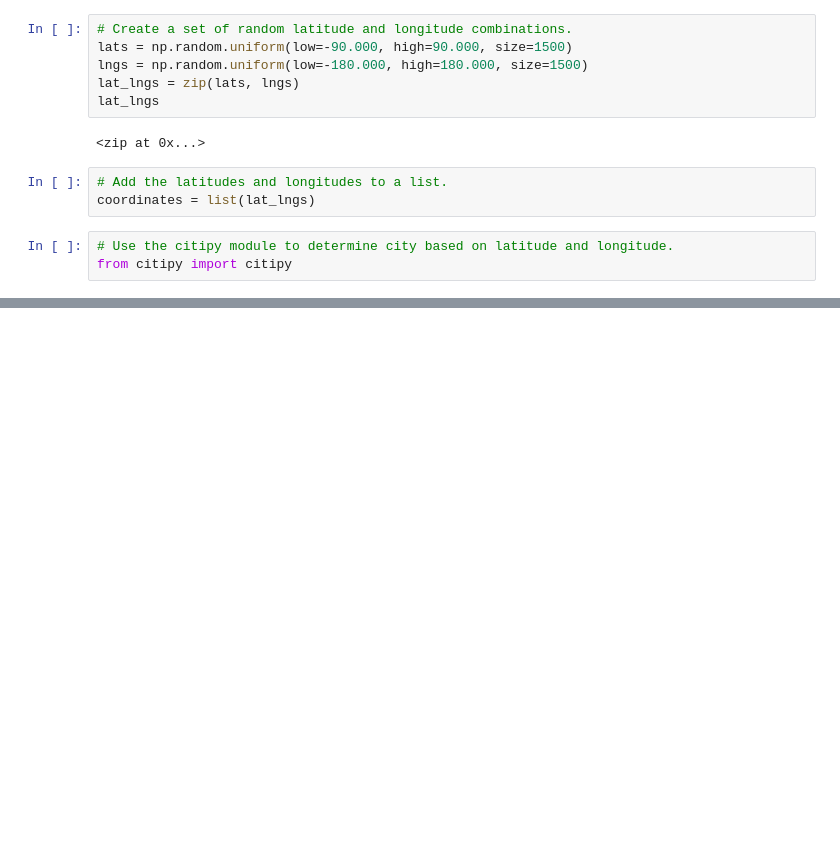
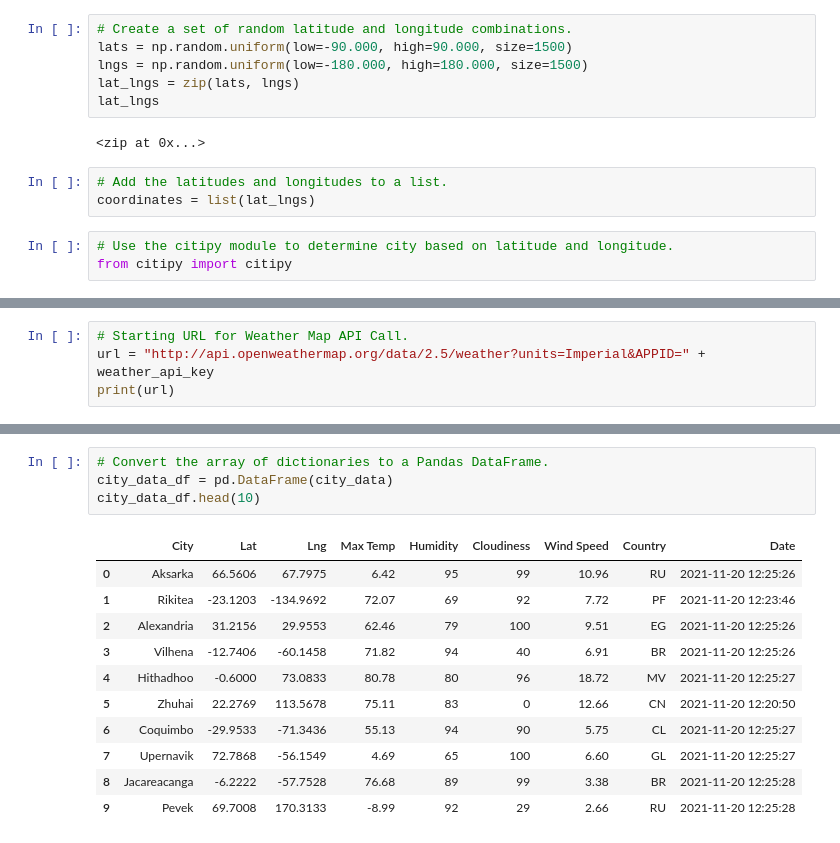
Before and after one commit to FUNMIIB/World_Weather_Analysis, a Jupyter notebook: WeatherPy.ipynb, the cells around one changed output, grey strips where cells are left out. Cells and saved outputs as stored; diff of their text form; blank space fills up the shorter version.

Commit message:
Adding updated weather data code

```diff
--- a/WeatherPy.ipynb
+++ b/WeatherPy.ipynb
@@ -33,0 +40,4 @@ len(cities)
+# %%
+# Starting URL for Weather Map API Call.
+url = "http://api.openweathermap.org/data/2.5/weather?units=Imperial&APPID=" + weather_api_key
+print(url)
@@ -33,0 +128,16 @@ len(cities)
+# %%
+# Convert the array of dictionaries to a Pandas DataFrame.
+city_data_df = pd.DataFrame(city_data)
+city_data_df.head(10)
+# %% [output]
+|  | City | Lat | Lng | Max Temp | Humidity | Cloudiness | Wind Speed | Country | Date |
+| 0 | Aksarka | 66.5606 | 67.7975 | 6.42 | 95 | 99 | 10.96 | RU | 2021-11-20 12:25:26 |
+| 1 | Rikitea | -23.1203 | -134.9692 | 72.07 | 69 | 92 | 7.72 | PF | 2021-11-20 12:23:46 |
+| 2 | Alexandria | 31.2156 | 29.9553 | 62.46 | 79 | 100 | 9.51 | EG | 2021-11-20 12:25:26 |
+| 3 | Vilhena | -12.7406 | -60.1458 | 71.82 | 94 | 40 | 6.91 | BR | 2021-11-20 12:25:26 |
+| 4 | Hithadhoo | -0.6000 | 73.0833 | 80.78 | 80 | 96 | 18.72 | MV | 2021-11-20 12:25:27 |
+| 5 | Zhuhai | 22.2769 | 113.5678 | 75.11 | 83 | 0 | 12.66 | CN | 2021-11-20 12:20:50 |
+| 6 | Coquimbo | -29.9533 | -71.3436 | 55.13 | 94 | 90 | 5.75 | CL | 2021-11-20 12:25:27 |
+| 7 | Upernavik | 72.7868 | -56.1549 | 4.69 | 65 | 100 | 6.60 | GL | 2021-11-20 12:25:27 |
+| 8 | Jacareacanga | -6.2222 | -57.7528 | 76.68 | 89 | 99 | 3.38 | BR | 2021-11-20 12:25:28 |
+| 9 | Pevek | 69.7008 | 170.3133 | -8.99 | 92 | 29 | 2.66 | RU | 2021-11-20 12:25:28 |
```
Also changed, not shown: parts of 7 cells of this notebook, 4 other files.
